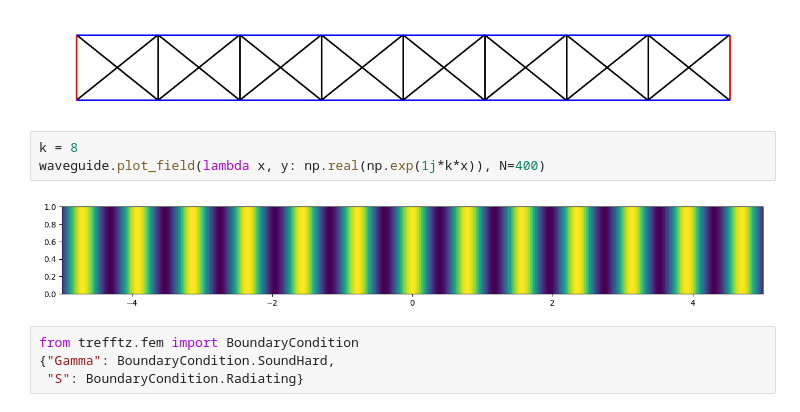
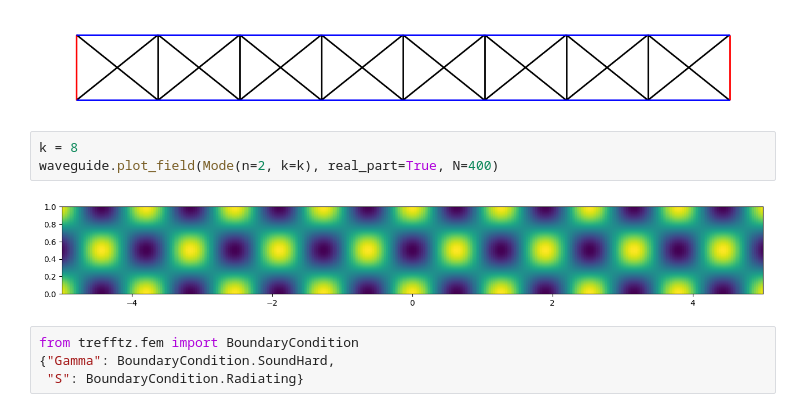
Before and after one commit to MPenaR/Trefftz, a Jupyter notebook: notebooks/playground.ipynb, the cells around one changed output. Drawn from its saved outputs; the diff is of its cells as text.

Commit message:
added the mode as an exact solution for the waveguide

```diff
--- a/notebooks/playground.ipynb
+++ b/notebooks/playground.ipynb
@@ -8,9 +9,9 @@ waveguide.plot(line_width=2)
 [figure]
 # %%
 k = 8
-waveguide.plot_field(lambda x, y: np.real(np.exp(1j*k*x)), N=400)
+waveguide.plot_field(Mode(n=2, k=k), real_part=True, N=400)
 # %% [output]
-[figure, old version]
+[figure, new version]
 # %%
 from trefftz.fem import BoundaryCondition
 {"Gamma": BoundaryCondition.SoundHard,
```
Also changed, not shown: parts of 1 cell of this notebook, 2 other files.
